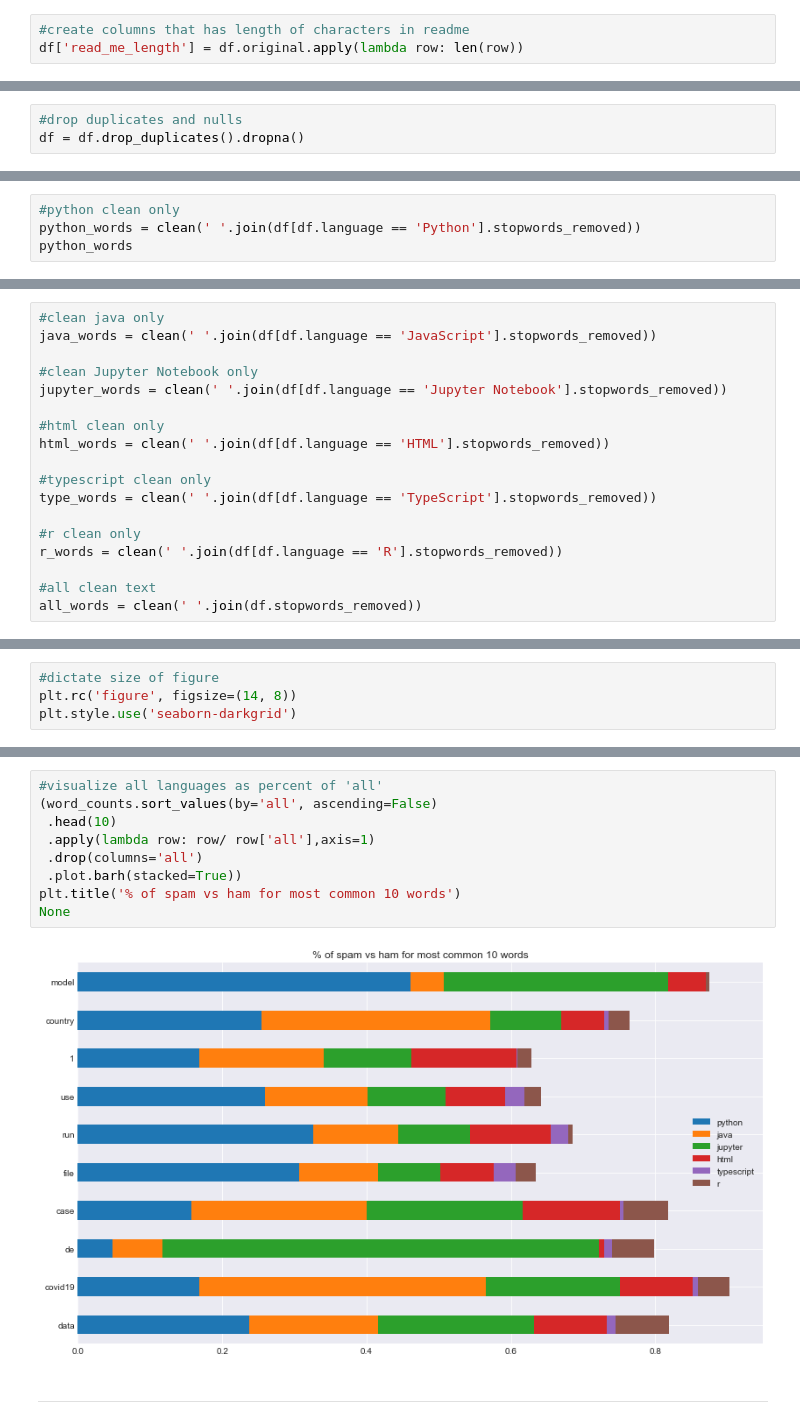
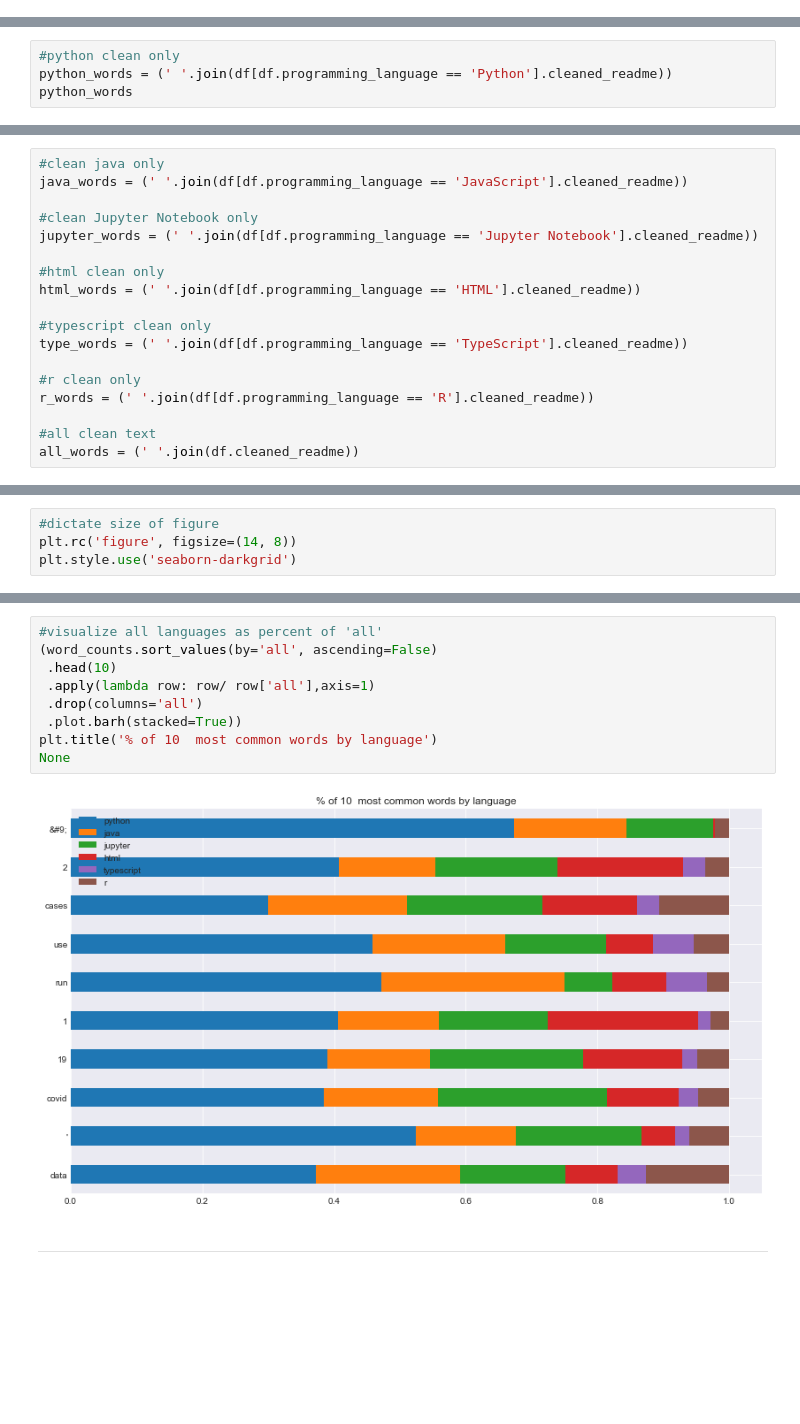
Before and after one commit to NLP-Project-CRT/NLP-Project, a Jupyter notebook: Tasha Initial.ipynb, the cells around one changed output, grey strips where cells are left out. Cells and saved outputs as stored; diff of their text form; blank space fills up the shorter version.

```diff
--- a/Tasha Initial.ipynb
+++ b/Tasha Initial.ipynb
@@ -77,3 +82,0 @@ df.head()
-# %%
-#create columns that has length of characters in readme
-df['read_me_length'] = df.original.apply(lambda row: len(row))
@@ -126,3 +103,0 @@ Name: language, dtype: int64
-# %%
-#drop duplicates and nulls
-df = df.drop_duplicates().dropna()
@@ -162,5 +121,5 @@ Name: stopwords_removed, Length: 72, dtype: object
 # %%
 #python clean only
-python_words = clean(' '.join(df[df.language == 'Python'].stopwords_removed))
+python_words = (' '.join(df[df.programming_language == 'Python'].cleaned_readme))
 python_words
 # %% [output]
@@ -168,21 +127,21 @@ python_words
 # %%
 #clean java only
-java_words = clean(' '.join(df[df.language == 'JavaScript'].stopwords_removed))
+java_words = (' '.join(df[df.programming_language == 'JavaScript'].cleaned_readme))
 
 #clean Jupyter Notebook only
-jupyter_words = clean(' '.join(df[df.language == 'Jupyter Notebook'].stopwords_removed))
+jupyter_words = (' '.join(df[df.programming_language == 'Jupyter Notebook'].cleaned_readme))
 
 #html clean only
-html_words = clean(' '.join(df[df.language == 'HTML'].stopwords_removed))
+html_words = (' '.join(df[df.programming_language == 'HTML'].cleaned_readme))
 
 #typescript clean only
-type_words = clean(' '.join(df[df.language == 'TypeScript'].stopwords_removed))
+type_words = (' '.join(df[df.programming_language == 'TypeScript'].cleaned_readme))
 
 #r clean only
-r_words = clean(' '.join(df[df.language == 'R'].stopwords_removed))
+r_words = (' '.join(df[df.programming_language == 'R'].cleaned_readme))
 
 #all clean text
-all_words = clean(' '.join(df.stopwords_removed))
+all_words = (' '.join(df.cleaned_readme))
 # %% [markdown]
 <hr style="border:2px solid black"> </hr>
 # %% [markdown]
@@ -315,14 +274,14 @@ word_counts.sort_values(by='all', ascending=False).head(10).apply(lambda row: ro
 # %%
 #visualize all languages as percent of 'all'
 (word_counts.sort_values(by='all', ascending=False)
  .head(10)
  .apply(lambda row: row/ row['all'],axis=1)
  .drop(columns='all')
  .plot.barh(stacked=True))
-plt.title('% of spam vs ham for most common 10 words')
+plt.title('% of 10  most common words by language')
 None
 # %% [output]
-[figure, old version]
+[figure, new version]
 # %% [markdown]
 <hr style="border:1px solid black"> </hr>
 # %% [markdown]
```
Also changed, not shown: parts of 53 cells of this notebook.
